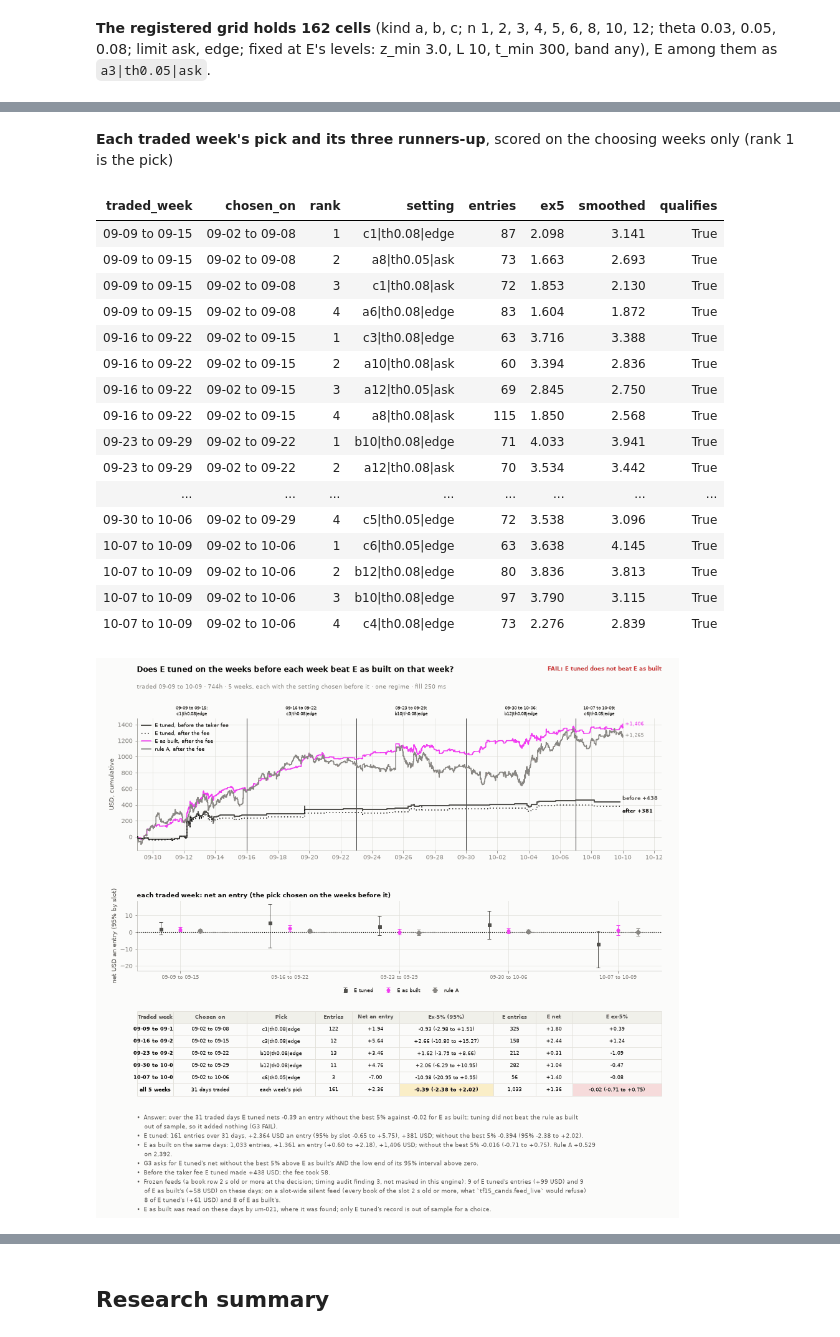
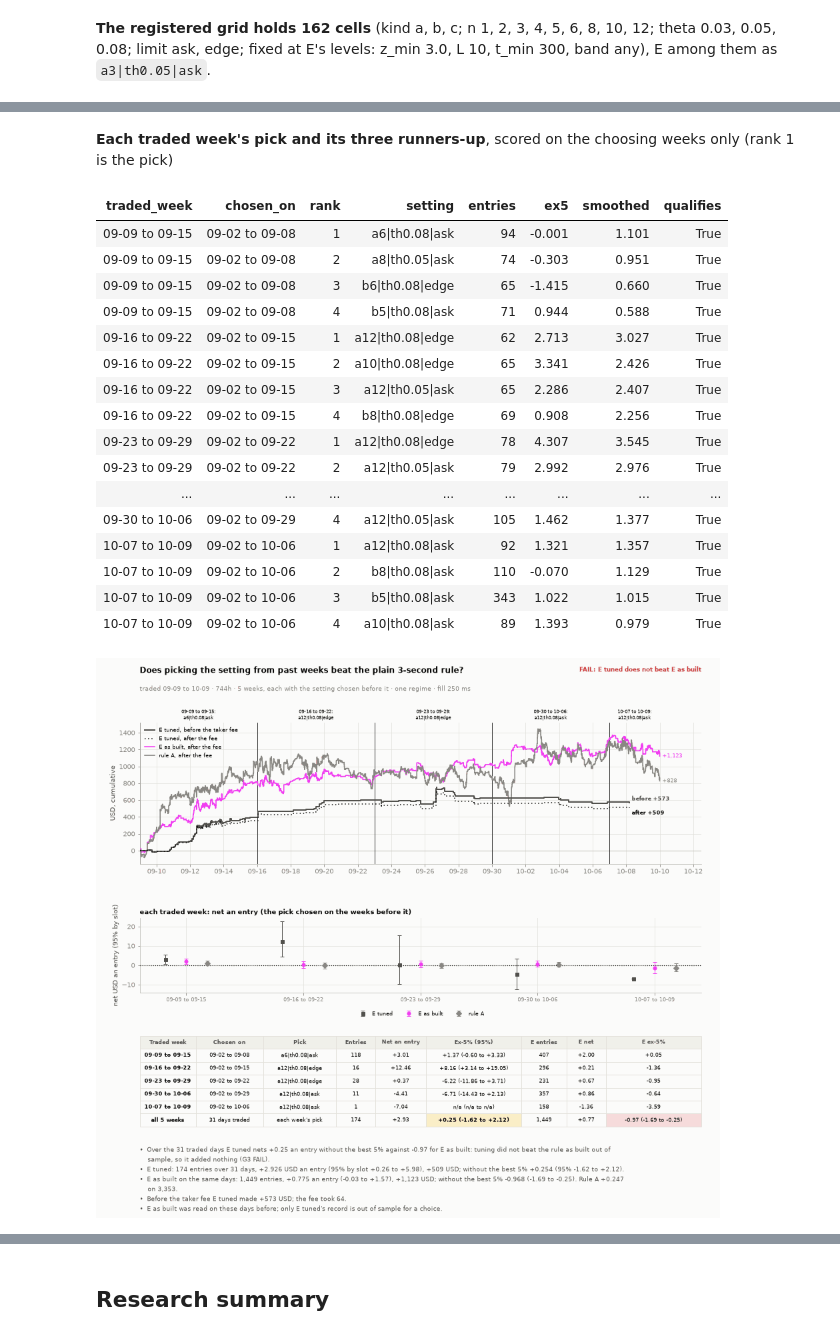
Before and after one commit to kurarensu777-sys/ralph-for-hedge-fund, a Jupyter notebook: platform/research/studies/2026-10-11-predmkts-binance-burst-15m-updown-stale-book.ipynb, the cells around one changed output, grey strips where cells are left out. Cells and saved outputs as stored; diff of their text form; code cells hidden in the pictures.

```diff
--- a/platform/research/studies/2026-10-11-predmkts-binance-burst-15m-updown-stale-book.ipynb
+++ b/platform/research/studies/2026-10-11-predmkts-binance-burst-15m-updown-stale-book.ipynb
@@ -104,7 +84,7 @@ NO SIZE, class B. E tuned out of sample: 161 entries net +381 USD (+2.36 each, 9
 
 ### S1.1 · Parameters
 # %%
-# ---- the study's parameters; the second-pass grid names its own levels here and in tf15_stale.TUNE_LEVELS (asserted equal, registered before any cell is scored) ----
+# ---- the study's parameters; the grid names its own levels here and in tf15_stale.TUNE_LEVELS (asserted equal, registered before any cell is scored) ----
 STUDY_ID = "2026-10-11-predmkts-binance-burst-15m-updown-stale-book"
 RUN_ID = "um-023"
 DESK = "lab/predmkts"
@@ -112,13 +92,16 @@ DAYS = ['2026-09-02', '2026-09-03', '2026-09-04', '2026-09-05', '2026-09-06', '2
 WEEK = 7                                                 # walk-forward weeks by day index; also the tf15_oos fold length
 TUNE_LEVELS = dict(kind=("a", "b", "c"), n=(1, 2, 3, 4, 5, 6, 8, 10, 12), theta=(0.03, 0.05, 0.08), limit=("ask", "edge"))   # theta: the discount to fair value, USD a share (3, 5, 8 c)
 TUNE_FIXED = dict(z_min=3.0, L=10, t_min=300, band="any")      # E's own levels: |z| 3 over 10 s, at least 300 s left, any ask band
-N_REGISTERED = 162                                            # 9 windows x 3 definitions x 3 discounts to fair value (3, 5, 8 c) x 2 limits (the ledger note of 2026-10-11)
+N_REGISTERED = 162                                            # 9 windows x 3 definitions x 3 discounts to fair value (3, 5, 8 c) x 2 limits
 E_CELL = dict(kind="a", n=3, theta=0.05, limit="ask")          # test E of um-021 as built
 TUNE_N_MIN = 60                                           # a cell is chosen only with at least this many entries on the choosing weeks
 STABLE_MIN = 4                                             # G-stable: the chosen window the same in at least this many folds
 CLIP_USD, BOOK_USD = 20.0, 1000.0
 VENUE_HOLD_MS, OWN_MS = 150, 100                         # the venue's taker hold [1]; our own tick-to-trade, ASSUMED until measured live [U]
-LAT_MS = VENUE_HOLD_MS + OWN_MS
+LAT_MS = VENUE_HOLD_MS + OWN_MS                          # the order meets the ladder this long after the Binance print
+DECIDE_MS = OWN_MS                                       # the gate reads the book this long after the print: the soonest we can know of it [U]
+REF = "ptbb"                                             # the fair value's reference: the price to beat, the Binance stream converted by the previous day's median basis per coin
+FEED = True                                              # the feed mask: no decision when every book of the 15-minute slot is 2 s old or older
 EXTRA_S = (1, 2, 3, 5)                                   # whole seconds added to the 250 ms table: 1,250 to 5,250 ms
 FEE_MULTS = (0.0, 0.5, 1.0, 1.5, 2.0, 3.0)
 SLIPS = (0.0, 0.01, 0.02)                                # the limit raised over the ask seen, USD a share
@@ -141,30 +124,26 @@ LF.setup()
 plt.rcParams["figure.dpi"] = 72
 assert TUNE_LEVELS == ST.TUNE_LEVELS and TUNE_FIXED == ST.TUNE_FIXED, "the parameters are not the module's grid"
 t0 = time.time()
-TAB = B.Tab(DAYS, fill_ms=LAT_MS)
+TAB = B.Tab(DAYS, fill_ms=LAT_MS, decide_ms=DECIDE_MS, ref=REF)
 ALL_IDX = np.arange(len(DAYS))
-CAND = C.BuyNearStale()
+CAND = C.BuyNearStale(feed=FEED)
+CAND_RAW = C.BuyNearStale(feed=False)                      # the same rule without the feed mask: only for the live replay, which has none
 CFG_E = ST.tune_cell(**E_CELL)
 CFG_A = dict(CFG_E, n=0, name="A")
 E_ALL = B.concat(CAND.run(TAB, CFG_E, {}))
 A_ALL = B.concat(CAND.run(TAB, CFG_A, {}))
-import inspect
-_NOFEED = {"feed": False} if "feed" in inspect.signature(C.near_tests).parameters else {}       # this run is on the engine without the feed mask (see S0)
-TESTS_U21, MASKS_U21 = C.near_tests(TAB, **_NOFEED)        # um-021's own code: E and A here must be its tests E and A
+TESTS_U21, MASKS_U21 = C.near_tests(TAB, feed=FEED)       # um-021's own code: E and A here must be its tests E and A, on the same table and feed mask
 _same = lambda a_, b_: len(a_["net"]) == len(b_["net"]) and np.array_equal(a_["w"], b_["w"]) and np.array_equal(a_["k"], b_["k"]) and np.allclose(a_["net"], b_["net"])
 assert _same(E_ALL, TESTS_U21["E"]) and _same(A_ALL, TESTS_U21["A"]), "the grid's E or A cell is not um-021's test"
 S_E, S_A = ST.stats5(E_ALL), ST.stats(A_ALL)
 HALF = len(DAYS) // 2
 FIGURES = []
-WIN = f"{DAYS[0][5:]} to {DAYS[-1][5:]} · {24 * len(DAYS):,}h · {len(DAYS)} days · one regime · the fill {LAT_MS} ms after the decision"
+WIN = f"{DAYS[0][5:]} to {DAYS[-1][5:]} · {24 * len(DAYS):,}h · {len(DAYS)} days · one regime · gate {DECIDE_MS} ms, fill {LAT_MS} ms after the print · feed mask on"
 ASSET = list(TF.COINS)
 N_AXIS = figstyle.NEUTRAL["axis"]
 sgn = lambda v_, d_=2: "n/a" if v_ is None or not np.isfinite(v_) else f"{v_:+,.{d_}f}"
 pct = lambda v_, d_=1: "n/a" if v_ is None or not np.isfinite(v_) else f"{v_ * 100:.{d_}f}%"
-OLD_E = ST.old_book(TAB, E_ALL)                            # the timing audit's frozen-feed entries (a book row 2 s old or more), still in this engine
-FEED_LIVE = C.feed_live(TAB) if hasattr(C, "feed_live") else None      # the feed mask another change adds (every book of the slot silent = a hole); counted, not applied
-silent = lambda e_: (int((~FEED_LIVE[e_["w"], e_["k"]]).sum()), float(np.asarray(e_["net"])[~FEED_LIVE[e_["w"], e_["k"]]].sum())) if FEED_LIVE is not None and len(e_["net"]) else (0, 0.0)
-SILENT_E = silent(E_ALL)
+FEED_LIVE = C.feed_live(TAB)                               # the feed mask the rule applies: False where every book of the slot is silent
 
 def row(label, s):
     if not s.get("n"):
@@ -544,50 +507,44 @@ without it, read beside E as built and rule A on the same days.
 # %%
 WF = ST.walk_forward(TUNE, TUNE_CELLS, len(DAYS), WEEK, TUNE_N_MIN, TUNE_LEVELS, e_name=CFG_E["name"])
 OOS_IDX = WF["oos_idx"]
 OOS_DAYS = [DAYS[i_] for i_ in OOS_IDX]
 ENT = WF["record"]
 REC_E, REC_A = ST.by_days(E_ALL, OOS_IDX), ST.by_days(A_ALL, OOS_IDX)
 TS, TS_E, TS_A = ST.stats5(ENT), ST.stats5(REC_E), ST.stats5(REC_A)
 WIN_WF = f"traded {OOS_DAYS[0][5:]} to {OOS_DAYS[-1][5:]} · {24 * len(OOS_DAYS):,}h · {len(WF['folds'])} weeks, each with the setting chosen before it · one regime · fill {LAT_MS} ms"
 WK = lambda f_: ST.week_name(DAYS, f_["out_idx"])
 G_WALK = bool(TS.get("n") and TS_E.get("n") and TS["per_ex_top5"] > TS_E["per_ex_top5"] and TS["per_ex_top5_lo"] > 0)
 _rows = [dict(traded_week=WK(f_), chosen_on=ST.week_name(DAYS, f_["choose_idx"]), rank=j_ + 1, setting=r_["cfg"]["name"], entries=r_["n"],
               ex5=r_["score"], smoothed=r_["smoothed"], qualifies=r_["eligible"]) for f_ in WF["folds"] for j_, r_ in enumerate(f_["rank"])]
 display(Markdown("**Each traded week's pick and its three runners-up**, scored on the choosing weeks only (rank 1 is the pick)"))
 display(HTML(pd.DataFrame(_rows).round(3).to_html(index=False, border=0)))
-OLD_WF = {k_: ST.old_book(TAB, e_) for k_, e_ in (("tuned", ENT), ("E", REC_E))}
-_notes = [f"Answer: over the {len(OOS_DAYS)} traded days E tuned nets {sgn(TS['per_ex_top5'])} an entry without the best 5% against {sgn(TS_E['per_ex_top5'])} for E as built: "
+_notes = [f"Over the {len(OOS_DAYS)} traded days E tuned nets {sgn(TS['per_ex_top5'])} an entry without the best 5% against {sgn(TS_E['per_ex_top5'])} for E as built: "
           + ("tuning beat the rule as built out of sample (G3 PASS)." if G_WALK else "tuning did not beat the rule as built out of sample, so it added nothing (G3 FAIL)."),
           f"E tuned: {TS['n']:,} entries over {len(OOS_DAYS)} days, {sgn(TS['per'], 3)} USD an entry (95% by slot {sgn(TS['per_lo'])} to {sgn(TS['per_hi'])}), {sgn(TS['net'], 0)} USD; "
           f"without the best 5% {sgn(TS['per_ex_top5'], 3)} (95% {sgn(TS['per_ex_top5_lo'])} to {sgn(TS['per_ex_top5_hi'])}).",
           f"E as built on the same days: {TS_E['n']:,} entries, {sgn(TS_E['per'], 3)} an entry ({sgn(TS_E['per_lo'])} to {sgn(TS_E['per_hi'])}), {sgn(TS_E['net'], 0)} USD; without the best 5% "
           f"{sgn(TS_E['per_ex_top5'], 3)} ({sgn(TS_E['per_ex_top5_lo'])} to {sgn(TS_E['per_ex_top5_hi'])}). Rule A {sgn(TS_A['per'], 3)} on {TS_A['n']:,}.",
-          "G3 asks for E tuned's net without the best 5% above E as built's AND the low end of its 95% interval above zero.",
           f"Before the taker fee E tuned made {sgn(float(ENT['gross'].sum()), 0)} USD; the fee took {float(ENT['fee'].sum()):,.0f}.",
-          f"Frozen feeds (a book row 2 s old or more at the decision; timing audit finding 3, not masked in this engine): {OLD_WF['tuned'][0]} of E tuned's entries ({sgn(OLD_WF['tuned'][2], 0)} USD) "
-          f"and {OLD_WF['E'][0]} of E as built's ({sgn(OLD_WF['E'][2], 0)} USD) on these days"
-          + (f"; on a slot-wide silent feed (every book of the slot 2 s old or more, what `tf15_cands.feed_live` would refuse) {silent(ENT)[0]} of E tuned's ({sgn(silent(ENT)[1], 0)} USD) and {silent(REC_E)[0]} of E as built's."
-             if FEED_LIVE is not None else "."),
-          "E as built was read on these days by um-021, where it was found; only E tuned's record is out of sample for a choice."]
+          "E as built was read on these days before; only E tuned's record is out of sample for a choice."]
 figstyle.show(ST.walk_fig({"tuned": ("E tuned", ENT), "E": ("E as built", REC_E), "A": ("rule A", REC_A)}, WF, DAYS, _notes, WIN_WF, G_WALK), "fig:s3-walk", FIGURES)
 # %% [output]
 **Each traded week's pick and its three runners-up**, scored on the choosing weeks only (rank 1 is the pick)
 | traded_week | chosen_on | rank | setting | entries | ex5 | smoothed | qualifies |
-| 09-09 to 09-15 | 09-02 to 09-08 | 1 | c1|th0.08|edge | 87 | 2.098 | 3.141 | True |
-| 09-09 to 09-15 | 09-02 to 09-08 | 2 | a8|th0.05|ask | 73 | 1.663 | 2.693 | True |
-| 09-09 to 09-15 | 09-02 to 09-08 | 3 | c1|th0.08|ask | 72 | 1.853 | 2.130 | True |
-| 09-09 to 09-15 | 09-02 to 09-08 | 4 | a6|th0.08|edge | 83 | 1.604 | 1.872 | True |
-| 09-16 to 09-22 | 09-02 to 09-15 | 1 | c3|th0.08|edge | 63 | 3.716 | 3.388 | True |
-| 09-16 to 09-22 | 09-02 to 09-15 | 2 | a10|th0.08|ask | 60 | 3.394 | 2.836 | True |
-| 09-16 to 09-22 | 09-02 to 09-15 | 3 | a12|th0.05|ask | 69 | 2.845 | 2.750 | True |
-| 09-16 to 09-22 | 09-02 to 09-15 | 4 | a8|th0.08|ask | 115 | 1.850 | 2.568 | True |
-| 09-23 to 09-29 | 09-02 to 09-22 | 1 | b10|th0.08|edge | 71 | 4.033 | 3.941 | True |
-| 09-23 to 09-29 | 09-02 to 09-22 | 2 | a12|th0.08|ask | 70 | 3.534 | 3.442 | True |
+| 09-09 to 09-15 | 09-02 to 09-08 | 1 | a6|th0.08|ask | 94 | -0.001 | 1.101 | True |
+| 09-09 to 09-15 | 09-02 to 09-08 | 2 | a8|th0.05|ask | 74 | -0.303 | 0.951 | True |
+| 09-09 to 09-15 | 09-02 to 09-08 | 3 | b6|th0.08|edge | 65 | -1.415 | 0.660 | True |
+| 09-09 to 09-15 | 09-02 to 09-08 | 4 | b5|th0.08|ask | 71 | 0.944 | 0.588 | True |
+| 09-16 to 09-22 | 09-02 to 09-15 | 1 | a12|th0.08|edge | 62 | 2.713 | 3.027 | True |
+| 09-16 to 09-22 | 09-02 to 09-15 | 2 | a10|th0.08|edge | 65 | 3.341 | 2.426 | True |
+| 09-16 to 09-22 | 09-02 to 09-15 | 3 | a12|th0.05|ask | 65 | 2.286 | 2.407 | True |
+| 09-16 to 09-22 | 09-02 to 09-15 | 4 | b8|th0.08|edge | 69 | 0.908 | 2.256 | True |
+| 09-23 to 09-29 | 09-02 to 09-22 | 1 | a12|th0.08|edge | 78 | 4.307 | 3.545 | True |
+| 09-23 to 09-29 | 09-02 to 09-22 | 2 | a12|th0.05|ask | 79 | 2.992 | 2.976 | True |
 | ... | ... | ... | ... | ... | ... | ... | ... |
-| 09-30 to 10-06 | 09-02 to 09-29 | 4 | c5|th0.05|edge | 72 | 3.538 | 3.096 | True |
-| 10-07 to 10-09 | 09-02 to 10-06 | 1 | c6|th0.05|edge | 63 | 3.638 | 4.145 | True |
-| 10-07 to 10-09 | 09-02 to 10-06 | 2 | b12|th0.08|edge | 80 | 3.836 | 3.813 | True |
-| 10-07 to 10-09 | 09-02 to 10-06 | 3 | b10|th0.08|edge | 97 | 3.790 | 3.115 | True |
-| 10-07 to 10-09 | 09-02 to 10-06 | 4 | c4|th0.08|edge | 73 | 2.276 | 2.839 | True |
+| 09-30 to 10-06 | 09-02 to 09-29 | 4 | a12|th0.05|ask | 105 | 1.462 | 1.377 | True |
+| 10-07 to 10-09 | 09-02 to 10-06 | 1 | a12|th0.08|ask | 92 | 1.321 | 1.357 | True |
+| 10-07 to 10-09 | 09-02 to 10-06 | 2 | b8|th0.08|ask | 110 | -0.070 | 1.129 | True |
+| 10-07 to 10-09 | 09-02 to 10-06 | 3 | b5|th0.08|ask | 343 | 1.022 | 1.015 | True |
+| 10-07 to 10-09 | 09-02 to 10-06 | 4 | a10|th0.08|ask | 89 | 1.393 | 0.979 | True |
-[figure, old version]
+[figure, new version]
 # %% [markdown]
```
Also changed, not shown: parts of 83 cells of this notebook, 13 other files.
